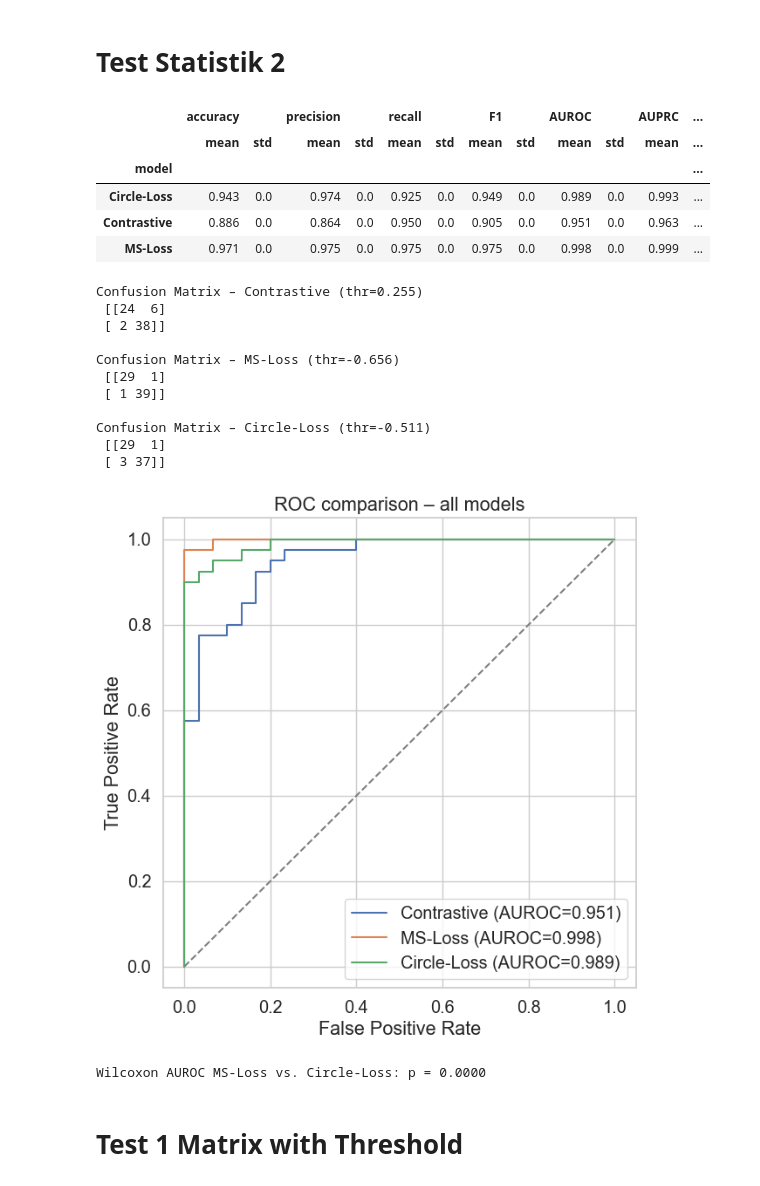
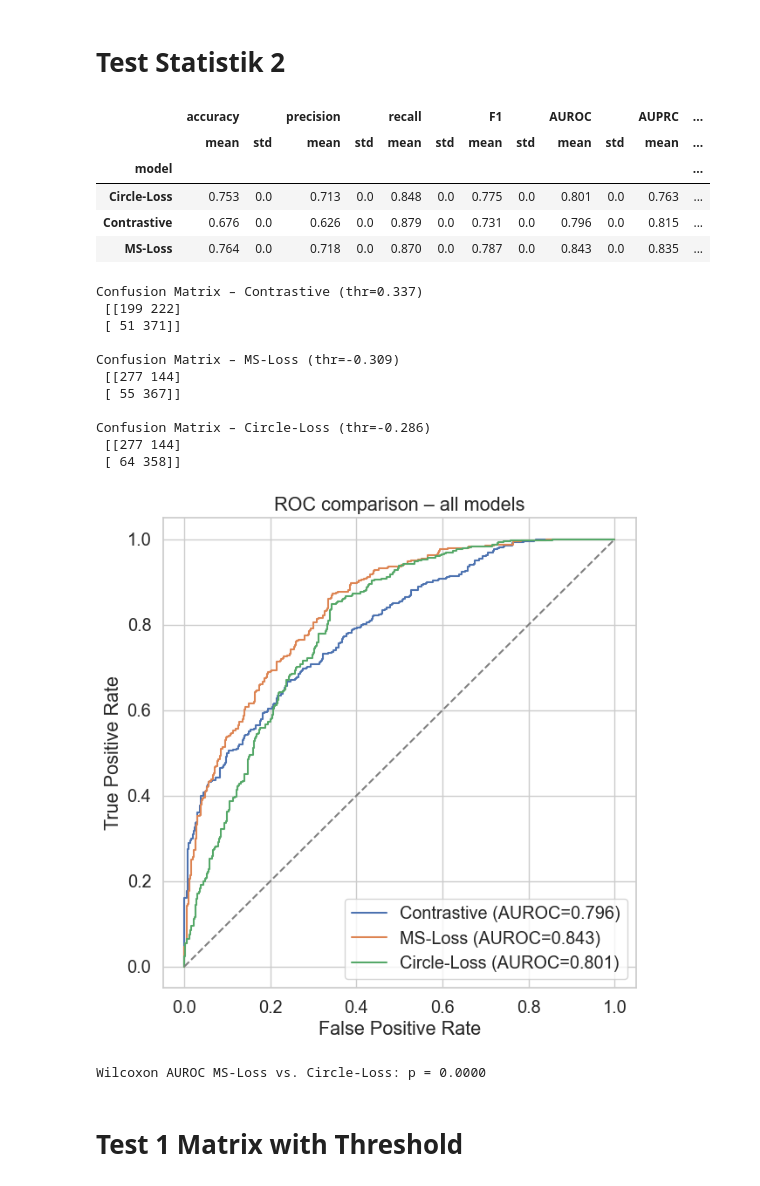
Before and after one commit to armanniaruhi/RAML, a Jupyter notebook: inference.ipynb, the cells around one changed output. Cells and saved outputs as stored; diff of their text form; code cells hidden in the pictures.

```diff
--- a/inference.ipynb
+++ b/inference.ipynb
@@ -64,7 +64,7 @@ transformation_test = transforms.Compose([
     transforms.ToTensor()
 ])
 # Load the dataset
-root = "dataset/test/AT&T" # Options -> AT&T, CelebA, VGGface
+root = "dataset/test/VGGface" # Options -> AT&T, CelebA, VGGface
 folder_dataset_test = datasets.ImageFolder(root=root)
 test_dataset = SiameseNetworkDataset(imageFolderDataset=folder_dataset_test,
                                      transform=transformation_test)
@@ -833,20 +833,18 @@ def evaluate_models(model_dict,
 # -----------------------------------------------------------------------------
 # 4) Load our three models into a dict
 # -----------------------------------------------------------------------------
-from src.ml.resNet18 import SiameseNetwork, SiameseNetwork_contrastive
-
 model_paths = {
     "Contrastive": "models/models_contrastive/best_model_overall.pt",
-    "MS-Loss":     "models/models_ms2/best_model_overall.pt",
+    "MS-Loss":     "models/models_ms/models_ms_40_80/best_model_overall.pt",
     "Circle-Loss": "models/models_circle/best_model_overall.pt"
 }
 
 models_to_compare = {}
 for name, path in model_paths.items():
     if name == "Contrastive":
-        m = SiameseNetwork_contrastive().to(DEVICE); sim = 'euclid'
+        m = SiameseNetworkContrastive().to(DEVICE); sim = 'euclid'
     else:
-        m = SiameseNetwork().to(DEVICE);            sim = 'cosine'
+        m = SiameseNetworkCosine().to(DEVICE);            sim = 'cosine'
     m.load_state_dict(torch.load(path, map_location=DEVICE), strict=False)
     models_to_compare[name] = (m, sim)
 
@@ -884,46 +882,46 @@ summary = (
     .agg(['mean','std'])
     .round(3)
 )
 display(summary)
 
 # -----------------------------------------------------------------------------
 # 6) Show ROC + confusion matrices once (first seed)
 # -----------------------------------------------------------------------------
 evaluate_models(
     models_to_compare,
     show_plot=True,
     show_cm=True
 )
 
 # -----------------------------------------------------------------------------
 # 7) Wilcoxon test: compare MS-Loss vs. Circle-Loss AUROC
 # -----------------------------------------------------------------------------
 if {'MS-Loss','Circle-Loss'}.issubset(cv_results.index.get_level_values(0)):
     ms_vals     = cv_results.loc['MS-Loss',     'AUROC']
     circle_vals = cv_results.loc['Circle-Loss', 'AUROC']
     stat, p = wilcoxon(ms_vals.values, circle_vals.values)
     print(f"\nWilcoxon AUROC MS-Loss vs. Circle-Loss: p = {p:.4f}")
 else:
     print("\nWilcoxon skipped – required keys missing.")
 # %% [output]
 |  | accuracy |  | precision |  | recall |  | F1 |  | AUROC |  | AUPRC | ... |
 |  | mean | std | mean | std | mean | std | mean | std | mean | std | mean | ... |
 | model |  |  |  |  |  |  |  |  |  |  |  | ... |
-| Circle-Loss | 0.943 | 0.0 | 0.974 | 0.0 | 0.925 | 0.0 | 0.949 | 0.0 | 0.989 | 0.0 | 0.993 | ... |
-| Contrastive | 0.886 | 0.0 | 0.864 | 0.0 | 0.950 | 0.0 | 0.905 | 0.0 | 0.951 | 0.0 | 0.963 | ... |
-| MS-Loss | 0.971 | 0.0 | 0.975 | 0.0 | 0.975 | 0.0 | 0.975 | 0.0 | 0.998 | 0.0 | 0.999 | ... |
+| Circle-Loss | 0.753 | 0.0 | 0.713 | 0.0 | 0.848 | 0.0 | 0.775 | 0.0 | 0.801 | 0.0 | 0.763 | ... |
+| Contrastive | 0.676 | 0.0 | 0.626 | 0.0 | 0.879 | 0.0 | 0.731 | 0.0 | 0.796 | 0.0 | 0.815 | ... |
+| MS-Loss | 0.764 | 0.0 | 0.718 | 0.0 | 0.870 | 0.0 | 0.787 | 0.0 | 0.843 | 0.0 | 0.835 | ... |
-Confusion Matrix – Contrastive (thr=0.255)
- [[24  6]
- [ 2 38]]
+Confusion Matrix – Contrastive (thr=0.337)
+ [[199 222]
+ [ 51 371]]
 
-Confusion Matrix – MS-Loss (thr=-0.656)
- [[29  1]
- [ 1 39]]
+Confusion Matrix – MS-Loss (thr=-0.309)
+ [[277 144]
+ [ 55 367]]
 
-Confusion Matrix – Circle-Loss (thr=-0.511)
- [[29  1]
- [ 3 37]]
+Confusion Matrix – Circle-Loss (thr=-0.286)
+ [[277 144]
+ [ 64 358]]
-[figure, old version]
+[figure, new version]
 Wilcoxon AUROC MS-Loss vs. Circle-Loss: p = 0.0000
 # %% [markdown]
 # Test 1 Matrix with Threshold
```
Also changed, not shown: parts of 6 cells of this notebook, 2 other files.
